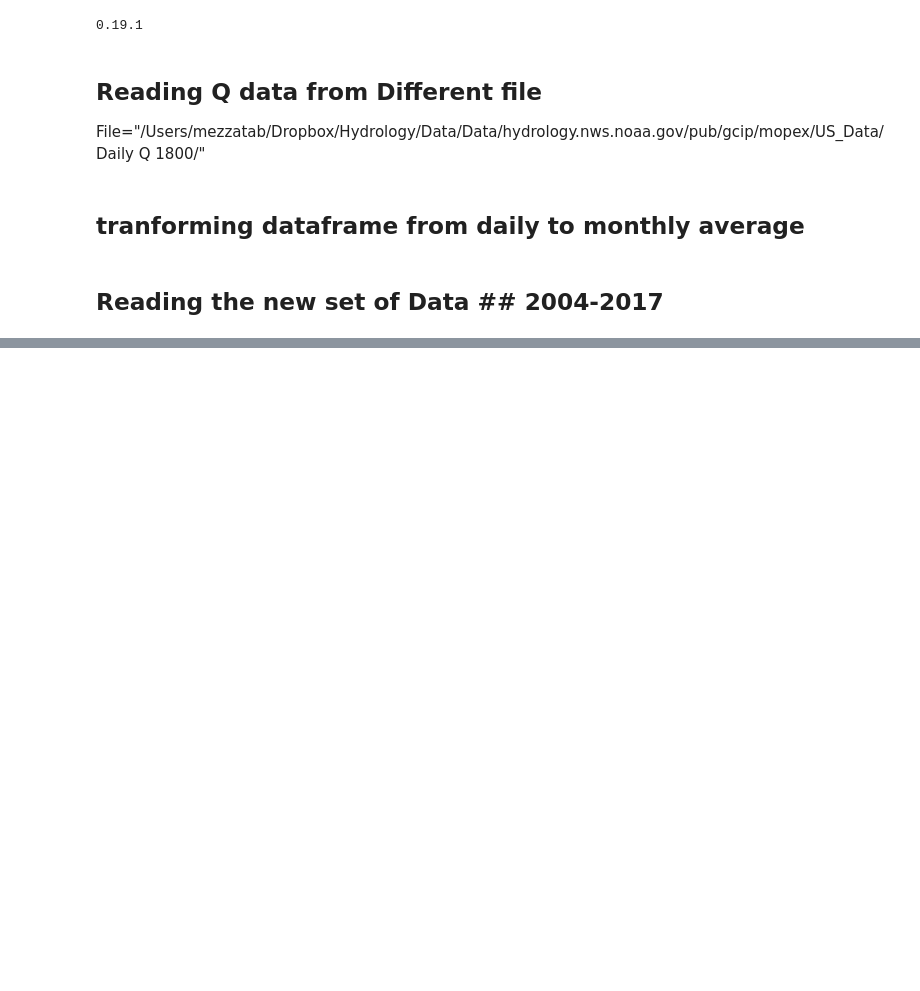
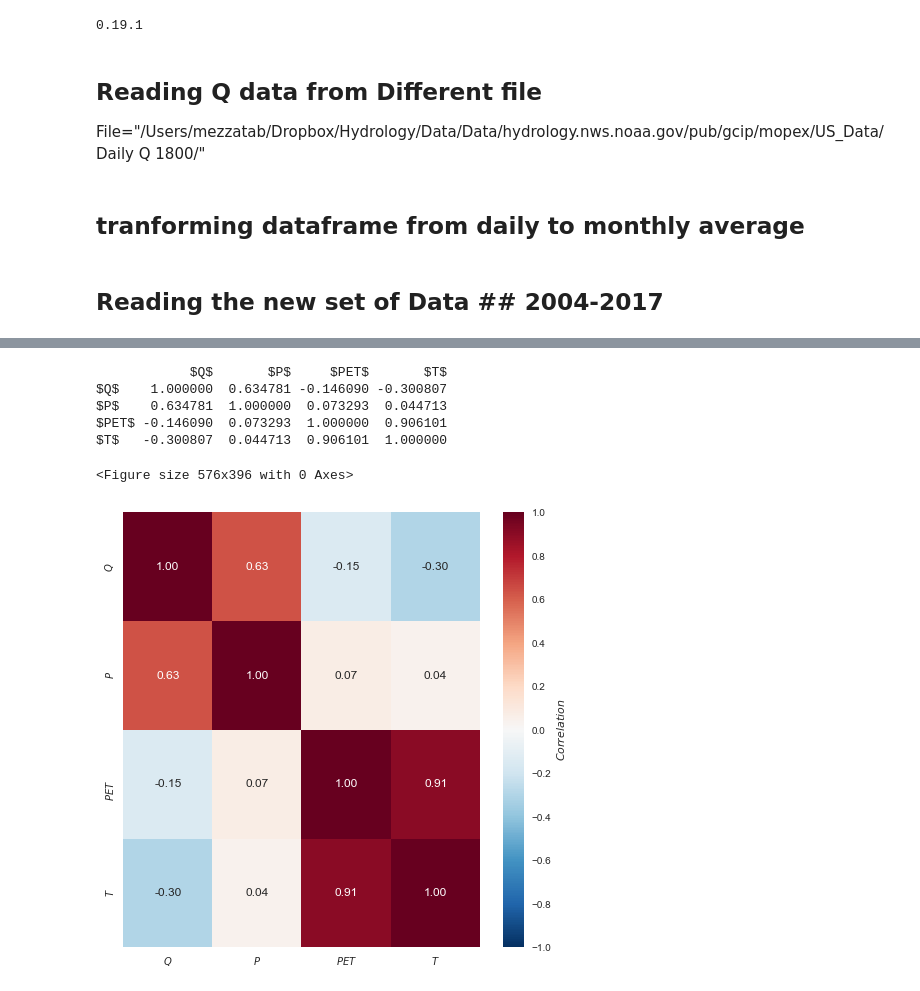
Before and after one commit to mezzatab/Climate-Time-Series-Prediction, a Jupyter notebook: Arima_Model_StreamFlow.ipynb, the cells around one changed output, grey strips where cells are left out. Saved outputs shown, nothing was run; the diff lists cells and outputs as text; code cells hidden in the pictures; blank space fills up the shorter version.

```diff
--- a/Arima_Model_StreamFlow.ipynb
+++ b/Arima_Model_StreamFlow.ipynb
@@ -179,0 +477,24 @@ dataN_T=fN_T.readlines()
+# %%
+frame=MonthFrame.copy()
+frame[["$Q$"]]=MonthFrame[["Q"]]
+frame[["$P$"]]=MonthFrame[["P"]]
+frame[["$T$"]]=MonthFrame[["T"]]
+frame[["$PET$"]]=MonthFrame[["PET"]]
+Corr=frame[["$Q$","$P$","$PET$","$T$"]].corr()
+print Corr
+import seaborn as sns
+plt.clf()
+fig, ax = plt.subplots(figsize=(8,8))
+#plt.title("Correlation betweet features on the montly scale")
+sns.heatmap(Corr,annot=True, vmin=-1.0, vmax=1.0,cbar_kws={'label':'$Correlation$',"ticks":[-1.0,-0.8,-0.6,-0.4,-0.2,0.0,0.2,0.4,0.6,0.8,1.0]},fmt='0.2f')
+plt.savefig("Images/MonthlyCorrelation.eps")
+plt.savefig("Images/MonthlyCorrelation.png")
+plt.show()
+# %% [output]
+            $Q$       $P$     $PET$       $T$
+$Q$    1.000000  0.634781 -0.146090 -0.300807
+$P$    0.634781  1.000000  0.073293  0.044713
+$PET$ -0.146090  0.073293  1.000000  0.906101
+$T$   -0.300807  0.044713  0.906101  1.000000
+<Figure size 576x396 with 0 Axes>
+[figure, added]
```
Also changed, not shown: parts of 13 cells of this notebook.
